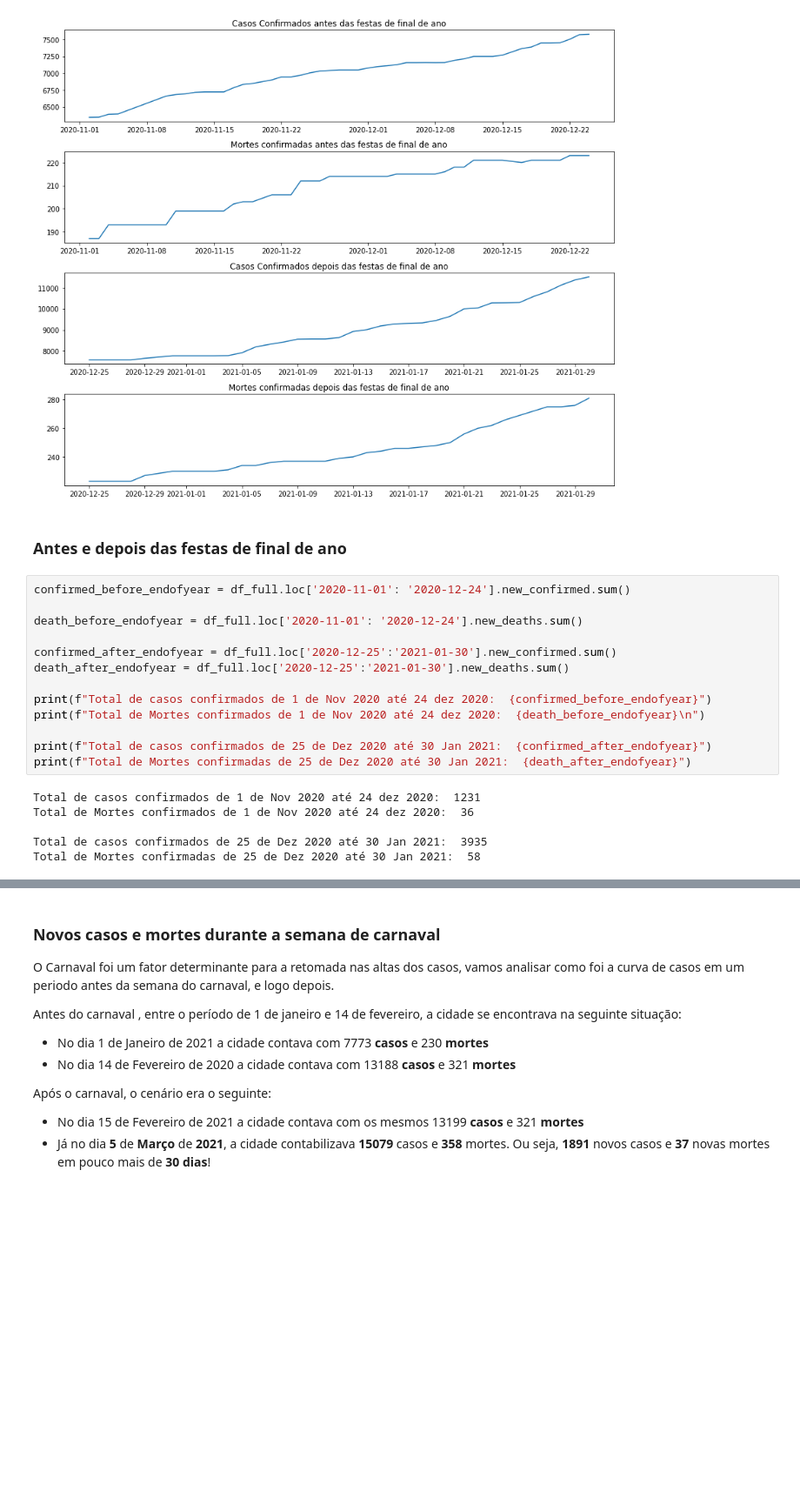
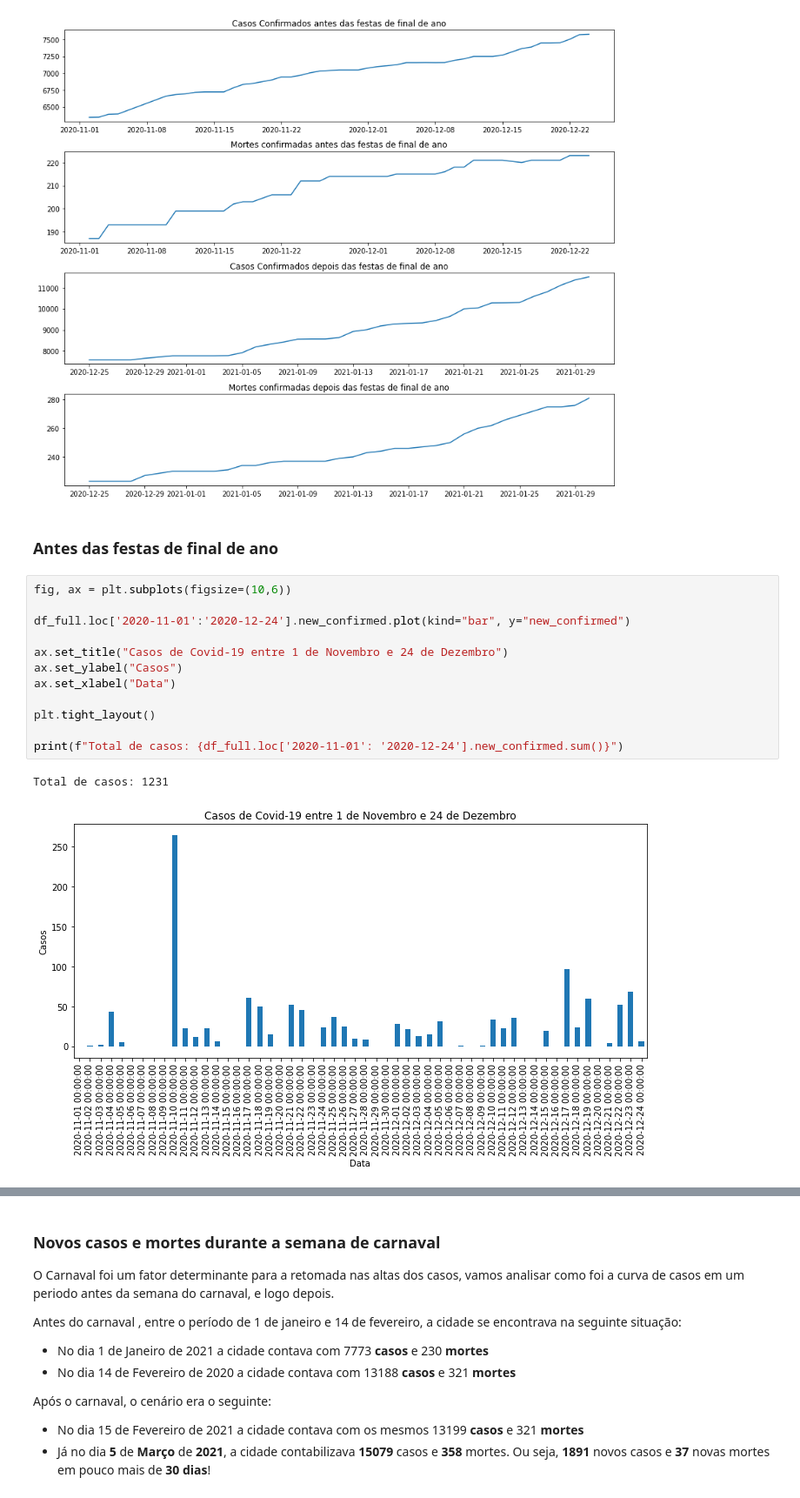
Before and after one commit to teixeiragthiago/portfolio, a Jupyter notebook: Analisando_os_dados_da_Covid_19_em_Franca.ipynb, the cells around one changed output, grey strips where cells are left out. Shown at 87% size. Cells and saved outputs as stored; diff of their text form; blank space fills up the shorter version.

```diff
--- a/Analisando_os_dados_da_Covid_19_em_Franca.ipynb
+++ b/Analisando_os_dados_da_Covid_19_em_Franca.ipynb
@@ -221,23 +221,19 @@ plt.tight_layout()
 # %% [output]
 [figure]
 # %% [markdown]
-### Antes e depois das festas de final de ano
+### Antes das festas de final de ano
-# %%
-confirmed_before_endofyear = df_full.loc['2020-11-01': '2020-12-24'].new_confirmed.sum()
-
-death_before_endofyear = df_full.loc['2020-11-01': '2020-12-24'].new_deaths.sum()
-
-confirmed_after_endofyear = df_full.loc['2020-12-25':'2021-01-30'].new_confirmed.sum()
-death_after_endofyear = df_full.loc['2020-12-25':'2021-01-30'].new_deaths.sum()
-
-print(f"Total de casos confirmados de 1 de Nov 2020 até 24 dez 2020:  {confirmed_before_endofyear}")
-print(f"Total de Mortes confirmados de 1 de Nov 2020 até 24 dez 2020:  {death_before_endofyear}\n")
-
-print(f"Total de casos confirmados de 25 de Dez 2020 até 30 Jan 2021:  {confirmed_after_endofyear}")
-print(f"Total de Mortes confirmadas de 25 de Dez 2020 até 30 Jan 2021:  {death_after_endofyear}")
-# %% [output]
-Total de casos confirmados de 1 de Nov 2020 até 24 dez 2020:  1231
-Total de Mortes confirmados de 1 de Nov 2020 até 24 dez 2020:  36
-
-Total de casos confirmados de 25 de Dez 2020 até 30 Jan 2021:  3935
-Total de Mortes confirmadas de 25 de Dez 2020 até 30 Jan 2021:  58
+# %%
+fig, ax = plt.subplots(figsize=(10,6))
+
+df_full.loc['2020-11-01':'2020-12-24'].new_confirmed.plot(kind="bar", y="new_confirmed")
+
+ax.set_title("Casos de Covid-19 entre 1 de Novembro e 24 de Dezembro")
+ax.set_ylabel("Casos")
+ax.set_xlabel("Data")
+
+plt.tight_layout()
+
+print(f"Total de casos: {df_full.loc['2020-11-01': '2020-12-24'].new_confirmed.sum()}")
+# %% [output]
+Total de casos: 1231
+[figure, added]
```
Also changed, not shown: parts of 12 cells of this notebook.
